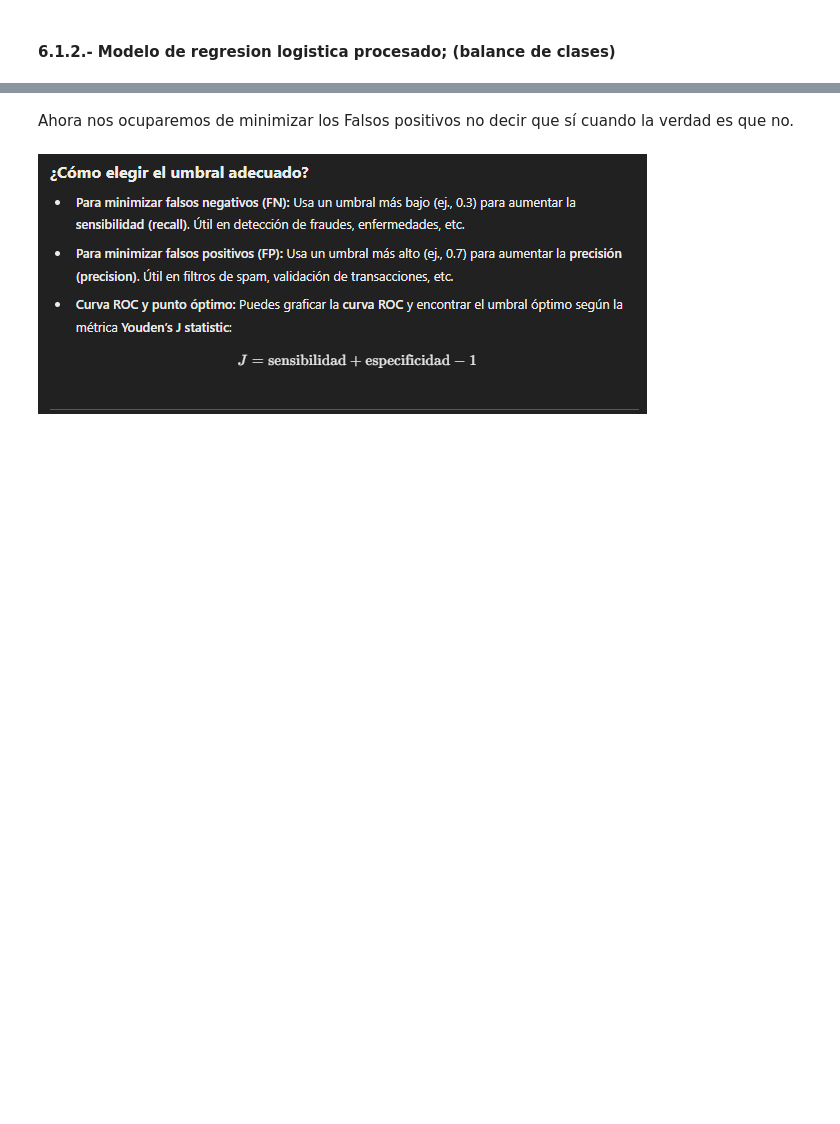
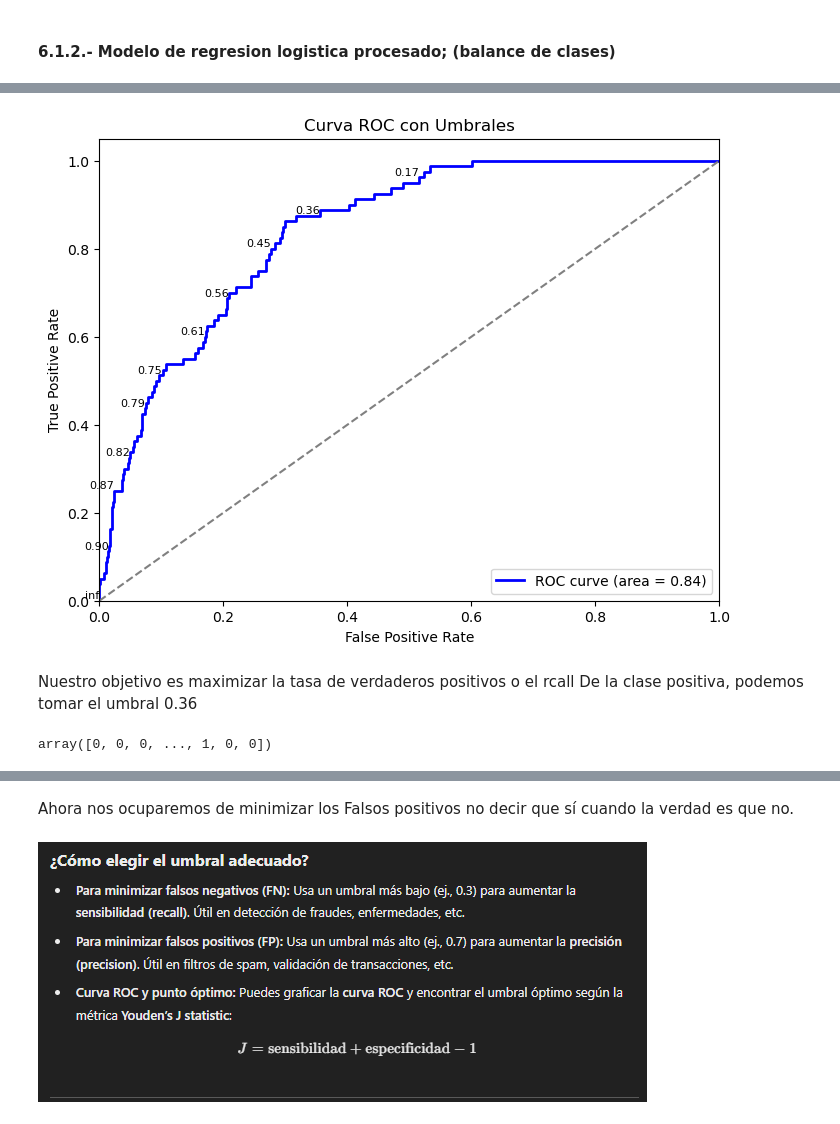
Before and after one commit to Jesus20MM/Proyecto-accidentes-cerebrovasculares, a Jupyter notebook: prediccion-de-accidentes-cardiovasculares.ipynb, the cells around one changed output, grey strips where cells are left out. Saved outputs shown, nothing was run; the diff lists cells and outputs as text; code cells hidden in the pictures; blank space fills up the shorter version.

```diff
--- a/prediccion-de-accidentes-cardiovasculares.ipynb
+++ b/prediccion-de-accidentes-cardiovasculares.ipynb
@@ -1442,0 +1505,44 @@ Se puede hacer el mismo análisis para cada métrica de cada clase como se hizo
+# %%
+from sklearn.metrics import roc_curve, auc
+import matplotlib.pyplot as plt
+import numpy as np
+
+# Suponiendo que ya tienes y_test y y_prob2
+fpr, tpr, thresholds = roc_curve(y_test, y_prob2)
+roc_auc = auc(fpr, tpr)
+
+plt.figure(figsize=(8, 6))
+plt.plot(fpr, tpr, color='blue', lw=2, label=f'ROC curve (area = {roc_auc:.2f})')
+plt.plot([0, 1], [0, 1], color='gray', linestyle='--')
+
+# Mostrar umbrales en el gráfico
+for i in range(0, len(thresholds), max(1, len(thresholds) // 10)):
+    plt.text(fpr[i], tpr[i], f'{thresholds[i]:.2f}', fontsize=8, verticalalignment='bottom', horizontalalignment='right')
+
+plt.xlim([0.0, 1.0])
+plt.ylim([0.0, 1.05])
+plt.xlabel('False Positive Rate')
+plt.ylabel('True Positive Rate')
+plt.title('Curva ROC con Umbrales')
+plt.legend(loc='lower right')
+plt.show()
+# %% [output]
+[figure, added]
+# %% [markdown]
+Nuestro objetivo es maximizar la tasa de verdaderos positivos o el rcall De la clase positiva, podemos tomar el umbral 0.36
+# %%
+# 1. Entrenar el modelo con class_weight='balanced'
+classifier2 = LogisticRegression(class_weight='balanced', random_state=42)
+classifier2.fit(X_train, y_train)
+
+# 2. Obtener las probabilidades de la clase positiva (1)
+y_probs2 = classifier2.predict_proba(X_test)[:, 1]
+
+# 3. Aplicar el umbral de 0.36
+umbral = 0.36
+y_pred2 = (y_probs2 >= umbral).astype(int)
+
+# 4. Mostrar las predicciones con el nuevo umbral
+y_pred2
+# %% [output]
+array([0, 0, 0, ..., 1, 0, 0])
```
Also changed, not shown: parts of 18 cells of this notebook.
